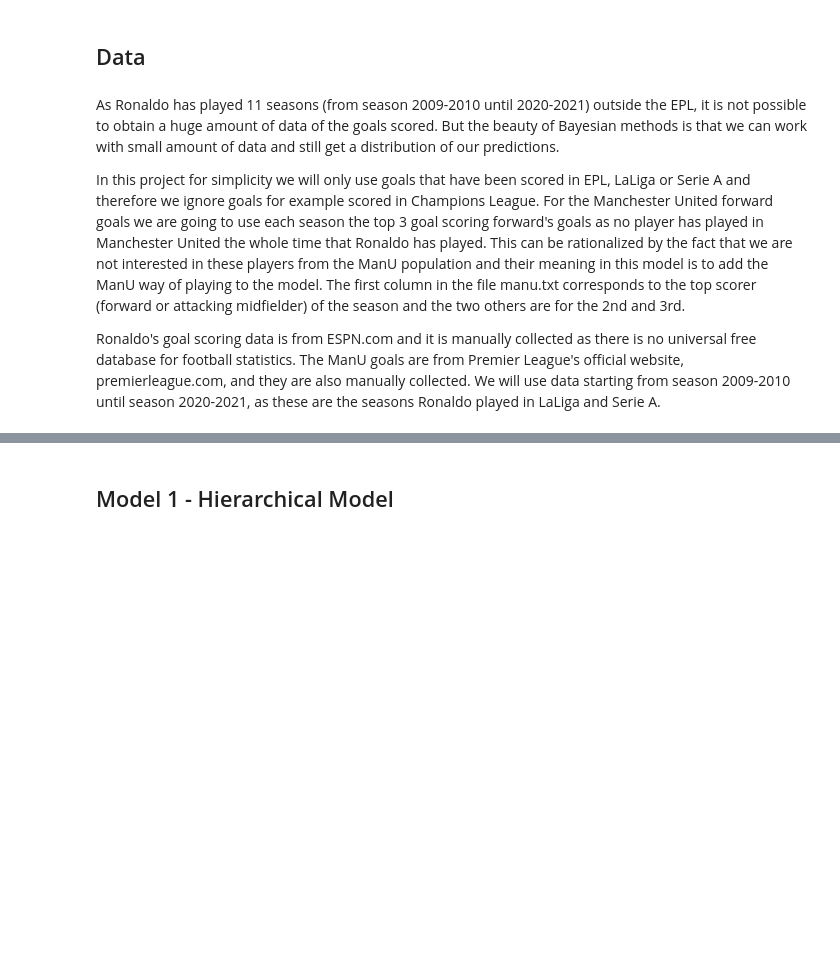
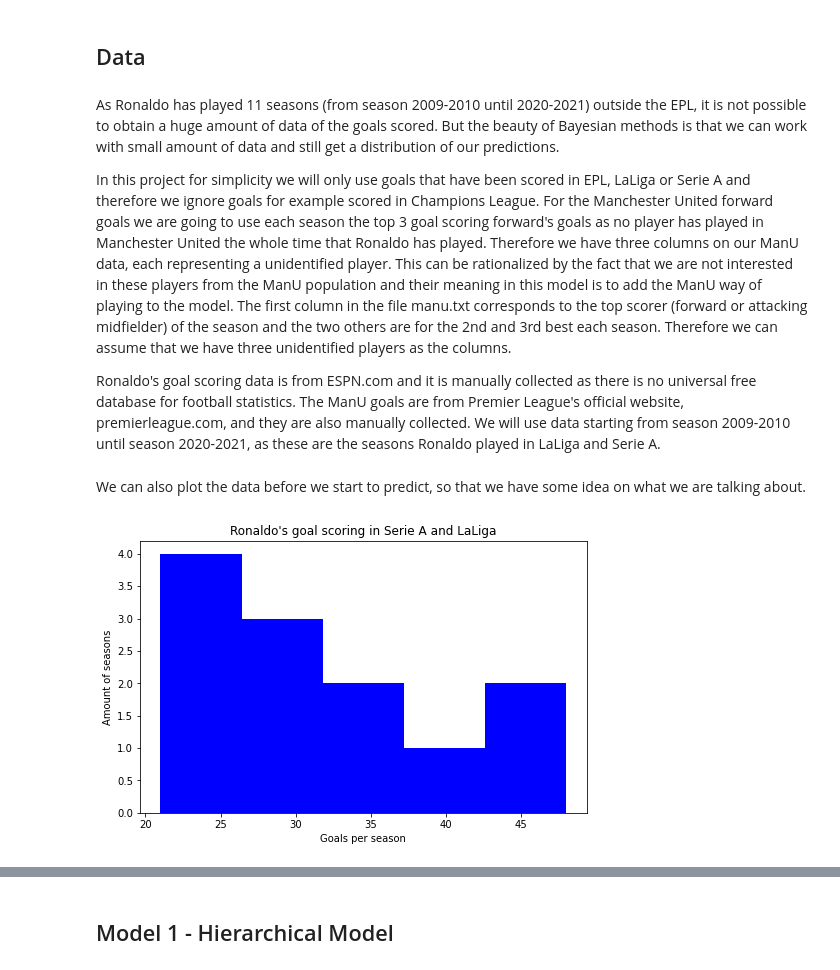
Before and after one commit to shiftleino/bayesian-premier, a Jupyter notebook: analysis.ipynb, the cells around one changed output, grey strips where cells are left out. Drawn from its saved outputs; the diff is of its cells as text; code cells hidden in the pictures; blank space fills up the shorter version.

```diff
--- a/analysis.ipynb
+++ b/analysis.ipynb
@@ -38,7 +41,7 @@ This project is just for training with Bayesian Data Analysis and the model prov
 # %% [markdown]
 As Ronaldo has played 11 seasons (from season 2009-2010 until 2020-2021) outside the EPL, it is not possible to obtain a huge amount of data of the goals scored. But the beauty of Bayesian methods is that we can work with small amount of data and still get a distribution of our predictions.<br>
 
-In this project for simplicity we will only use goals that have been scored in EPL, LaLiga or Serie A and therefore we ignore goals for example scored in Champions League. For the Manchester United forward goals we are going to use each season the top 3 goal scoring forward's goals as no player has played in Manchester United the whole time that Ronaldo has played. This can be rationalized by the fact that we are not interested in these players from the ManU population and their meaning in this model is to add the ManU way of playing to the model. The first column in the file manu.txt corresponds to the top scorer (forward or attacking midfielder) of the season and the two others are for the 2nd and 3rd.
+In this project for simplicity we will only use goals that have been scored in EPL, LaLiga or Serie A and therefore we ignore goals for example scored in Champions League. For the Manchester United forward goals we are going to use each season the top 3 goal scoring forward's goals as no player has played in Manchester United the whole time that Ronaldo has played. Therefore we have three columns on our ManU data, each representing a unidentified player. This can be rationalized by the fact that we are not interested in these players from the ManU population and their meaning in this model is to add the ManU way of playing to the model. The first column in the file manu.txt corresponds to the top scorer (forward or attacking midfielder) of the season and the two others are for the 2nd and 3rd best each season. Therefore we can assume that we have three unidentified players as the columns.
 
 Ronaldo's goal scoring data is from ESPN.com and it is manually collected as there is no universal free database for football statistics. The ManU goals are from Premier League's official website, premierleague.com, and they are also manually collected. We will use data starting from season 2009-2010 until season 2020-2021, as these are the seasons Ronaldo played in LaLiga and Serie A.
 # %%
@@ -48,7 +51,7 @@ with open("./data/cr7.txt") as file:
     for line in file:
         values = line.rstrip()
         data.append(values)
-data = np.array([int(value) for value in data])
+data_cr7 = np.array([int(value) for value in data])
 # %%
 # DATA FOR MANU FORWARDS
 data = []
@@ -59,0 +63,10 @@ data = np.array([[int(value) for value in values] for values in data])
+# %% [markdown]
+We can also plot the data before we start to predict, so that we have some idea on what we are talking about.
+# %%
+plt.figure(figsize=(8, 5))
+plt.hist(x=data_cr7, bins=5, color="blue")
+plt.title("Ronaldo's goal scoring in Serie A and LaLiga")
+plt.xlabel("Goals per season")
+plt.ylabel("Amount of seasons");
+# %% [output]
+[figure, added]
```
Also changed, not shown: parts of 12 cells of this notebook, 2 other files.
